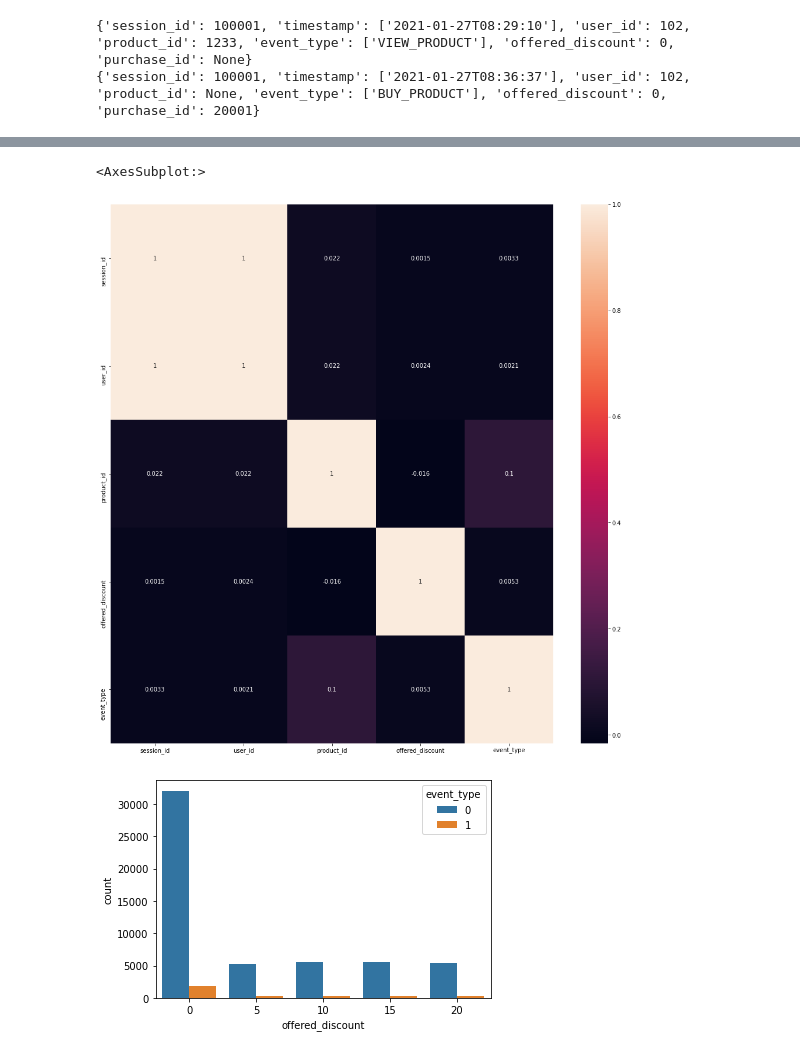
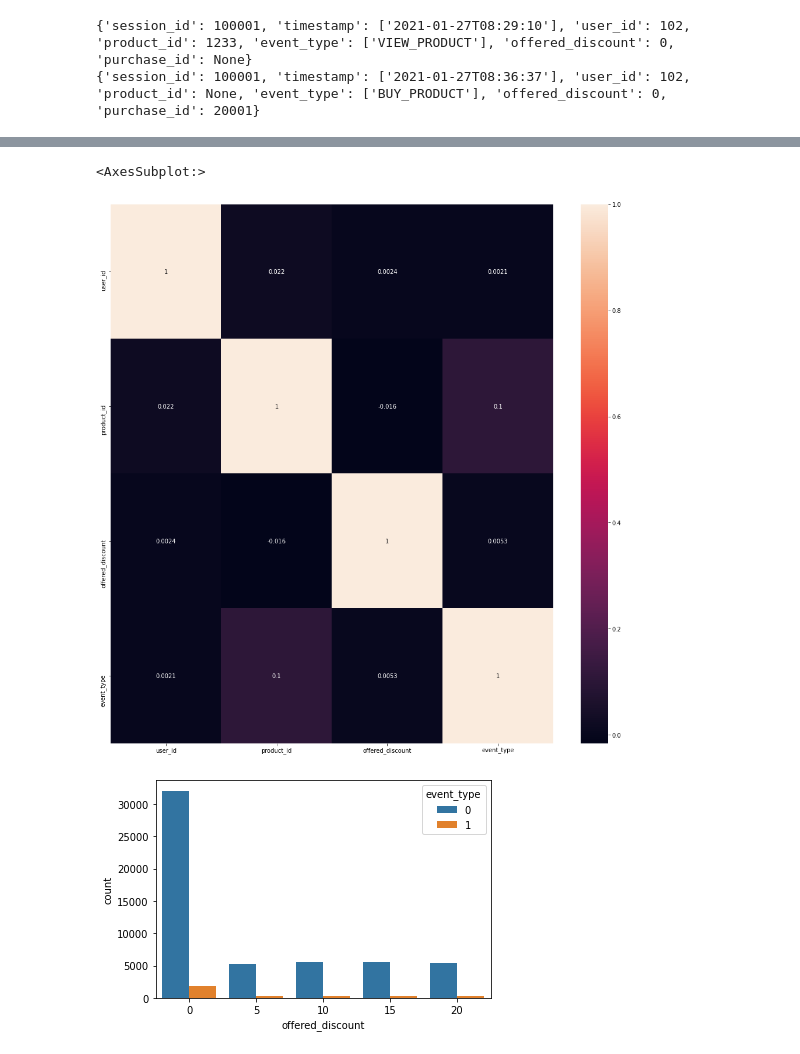
Before and after one commit to tiskus333/AI_discount_predicition, a Jupyter notebook: data_analysis.ipynb, the cells around one changed output, grey strips where cells are left out. Drawn from its saved outputs; the diff is of its cells as text; code cells hidden in the pictures.

Commit message:
more data

```diff
--- a/data_analysis.ipynb
+++ b/data_analysis.ipynb
@@ -68,9 +55,9 @@ data.fillna(0)
 # %%
 
 plt.figure(figsize=(17,17))
-valuable_data = ['session_id','user_id', 'product_id', 'offered_discount', 'event_type' ]
+valuable_data = ['timestamp','user_id', 'product_id', 'offered_discount', 'event_type' ]
 sns.heatmap(data[valuable_data].corr(),annot = True)
 # %% [output]
 <AxesSubplot:>
-[figure, old version]
+[figure, new version]
 # %%
```
Also changed, not shown: parts of 9 cells of this notebook.
